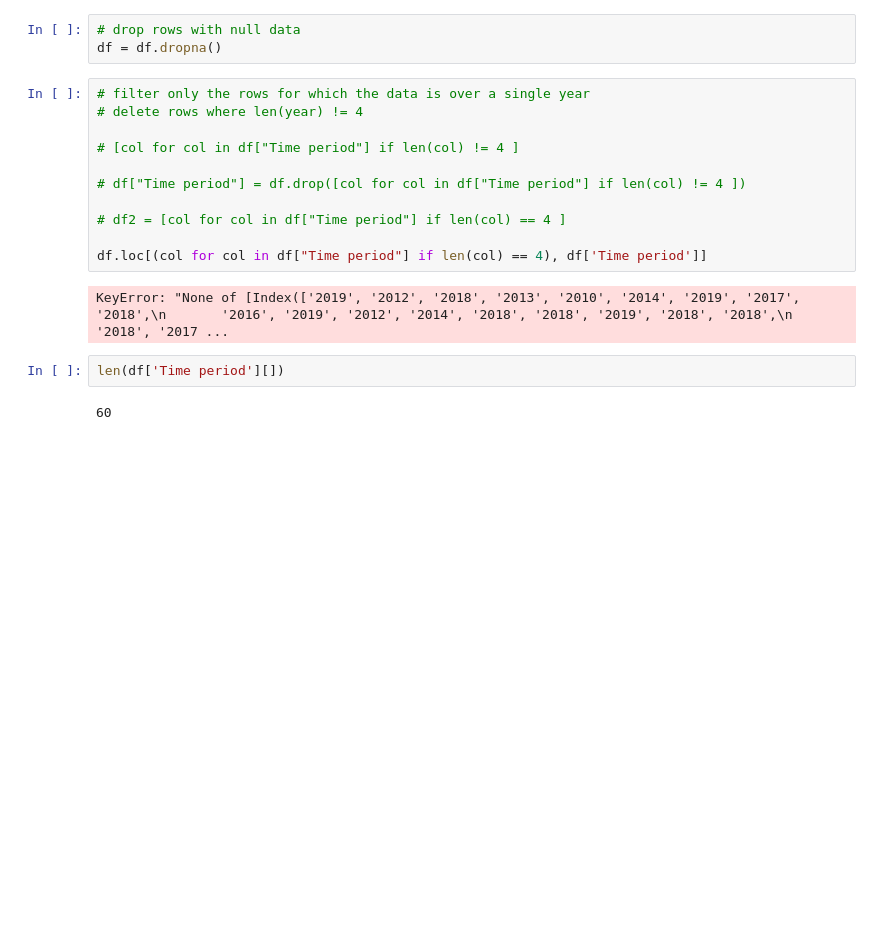
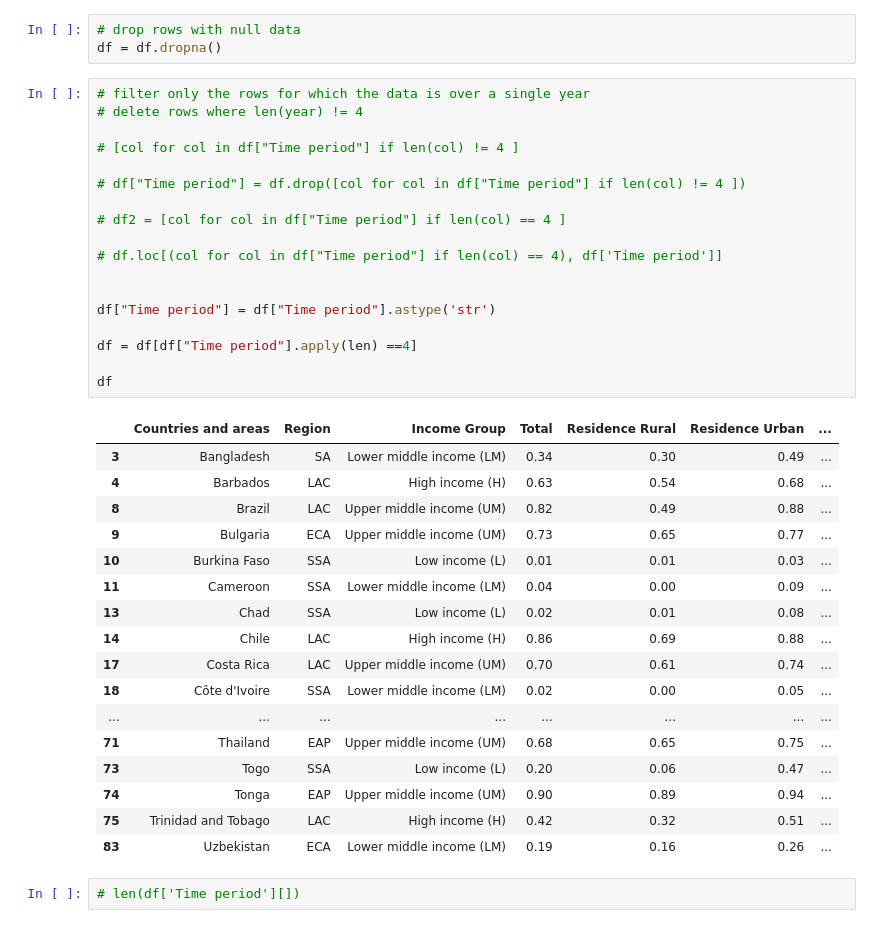
Before and after one commit to axele-mahalin/data_cleaning_project, a Jupyter notebook: project03-datacleaning.ipynb, the cells around one changed output. Cells and saved outputs as stored; diff of their text form; blank space fills up the shorter version.

```diff
--- a/project03-datacleaning.ipynb
+++ b/project03-datacleaning.ipynb
@@ -26,17 +26,38 @@ df = df.dropna()
 # %%
 # filter only the rows for which the data is over a single year
 # delete rows where len(year) != 4
 
 # [col for col in df["Time period"] if len(col) != 4 ]
 
 # df["Time period"] = df.drop([col for col in df["Time period"] if len(col) != 4 ])
 
 # df2 = [col for col in df["Time period"] if len(col) == 4 ]
 
-df.loc[(col for col in df["Time period"] if len(col) == 4), df['Time period']]
+# df.loc[(col for col in df["Time period"] if len(col) == 4), df['Time period']]
+
+
+df["Time period"] = df["Time period"].astype('str')
+
+df = df[df["Time period"].apply(len) ==4]
+
+df
 # %% [output]
-KeyError: "None of [Index(['2019', '2012', '2018', '2013', '2010', '2014', '2019', '2017', '2018',\n       '2016', '2019', '2012', '2014', '2018', '2018', '2019', '2018', '2018',\n       '2018', '2017 ...
+|  | Countries and areas | Region | Income Group | Total | Residence Rural | Residence Urban | ... |
+| 3 | Bangladesh | SA | Lower middle income (LM) | 0.34 | 0.30 | 0.49 | ... |
+| 4 | Barbados | LAC | High income (H) | 0.63 | 0.54 | 0.68 | ... |
+| 8 | Brazil | LAC | Upper middle income (UM) | 0.82 | 0.49 | 0.88 | ... |
+| 9 | Bulgaria | ECA | Upper middle income (UM) | 0.73 | 0.65 | 0.77 | ... |
+| 10 | Burkina Faso | SSA | Low income (L) | 0.01 | 0.01 | 0.03 | ... |
+| 11 | Cameroon | SSA | Lower middle income (LM) | 0.04 | 0.00 | 0.09 | ... |
+| 13 | Chad | SSA | Low income (L) | 0.02 | 0.01 | 0.08 | ... |
+| 14 | Chile | LAC | High income (H) | 0.86 | 0.69 | 0.88 | ... |
+| 17 | Costa Rica | LAC | Upper middle income (UM) | 0.70 | 0.61 | 0.74 | ... |
+| 18 | Côte d'Ivoire | SSA | Lower middle income (LM) | 0.02 | 0.00 | 0.05 | ... |
+| ... | ... | ... | ... | ... | ... | ... | ... |
+| 71 | Thailand | EAP | Upper middle income (UM) | 0.68 | 0.65 | 0.75 | ... |
+| 73 | Togo | SSA | Low income (L) | 0.20 | 0.06 | 0.47 | ... |
+| 74 | Tonga | EAP | Upper middle income (UM) | 0.90 | 0.89 | 0.94 | ... |
+| 75 | Trinidad and Tobago | LAC | High income (H) | 0.42 | 0.32 | 0.51 | ... |
+| 83 | Uzbekistan | ECA | Lower middle income (LM) | 0.19 | 0.16 | 0.26 | ... |
 # %%
-len(df['Time period'][])
+# len(df['Time period'][])
-# %% [output]
-60
```
